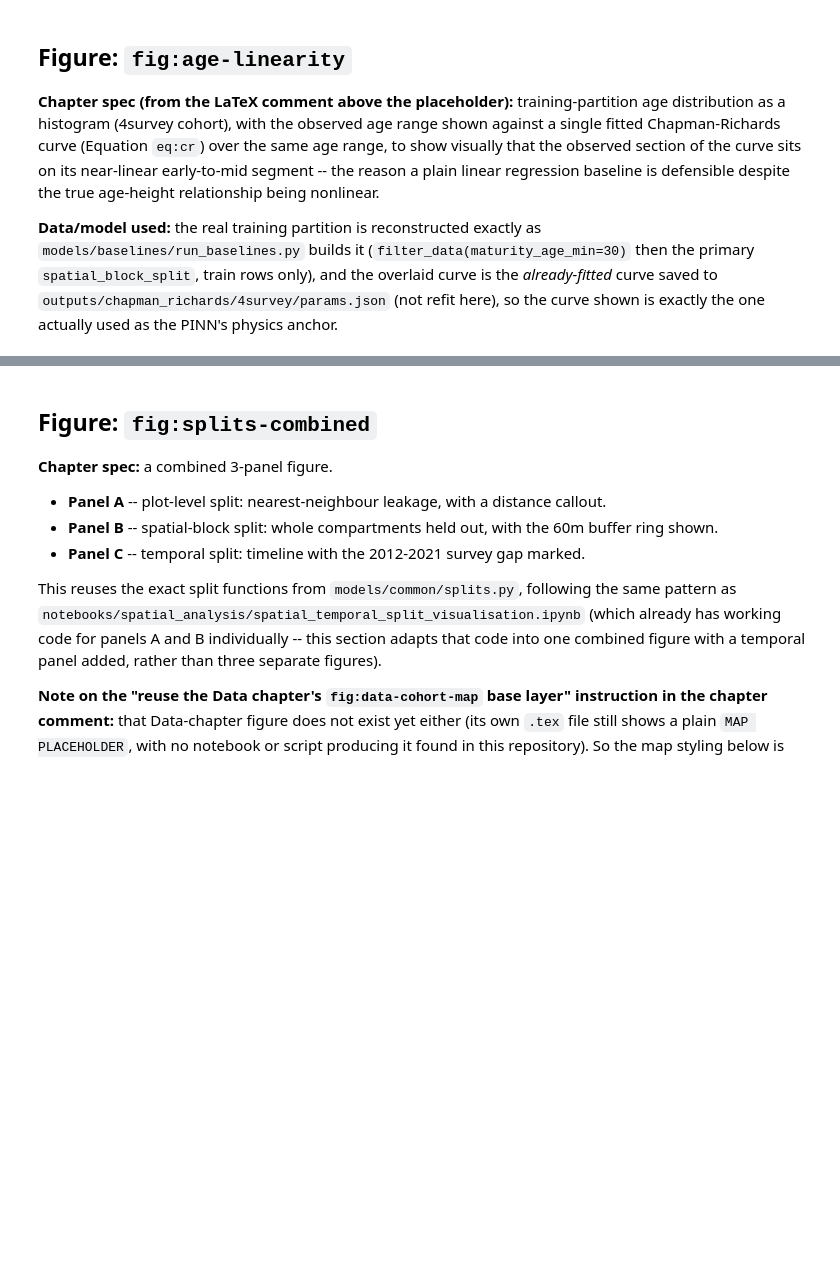
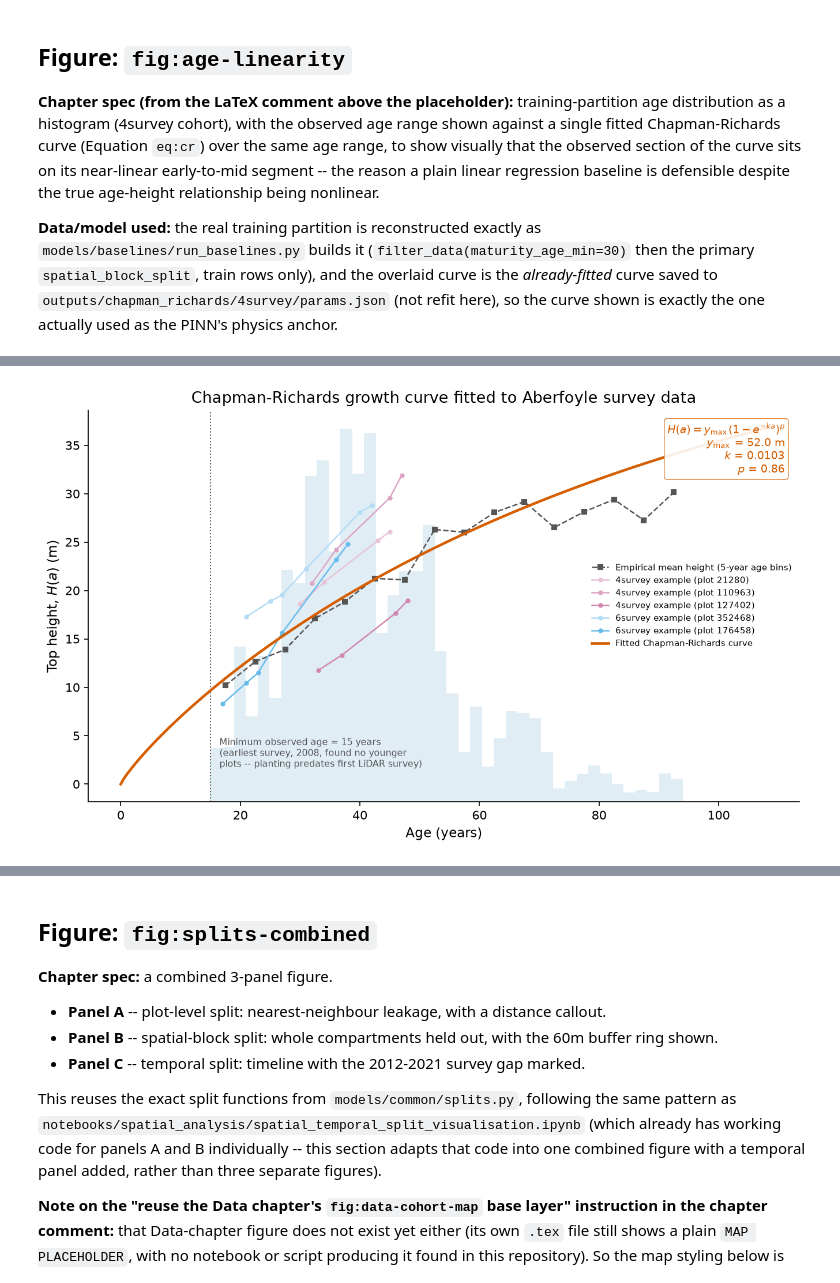
Before and after one commit to shreeyagorasia/forest_diss, a Jupyter notebook: documentation/august_draft/4_Chapter_methodology/methodology_figures.ipynb, the cells around one changed output, grey strips where cells are left out. Cells and saved outputs as stored; diff of their text form; code cells hidden in the pictures; blank space fills up the shorter version.

```diff
--- a/documentation/august_draft/4_Chapter_methodology/methodology_figures.ipynb
+++ b/documentation/august_draft/4_Chapter_methodology/methodology_figures.ipynb
@@ -191,0 +320,73 @@ Saved -> /Users/shreeyagorasia/UoE_Docs/Dissertation/forest_diss/documentation/a
+# %%
+fig, ax_curve_only = plt.subplots(figsize=(9, 5.5))
+
+# Age-distribution backdrop, on its own y-axis so it does not compete with the height axis for
+# scale -- very low alpha and no ticks/label, since it is context (where does the data actually
+# sit) rather than a value meant to be read off precisely.
+ax_age_backdrop = ax_curve_only.twinx()
+ax_age_backdrop.hist(train_df[AGE_COL], bins=40, color=COLOR_TRAIN, alpha=0.12, zorder=0)
+ax_age_backdrop.set_yticks([])
+ax_age_backdrop.set_ylabel("")
+for spine in ax_age_backdrop.spines.values():
+    spine.set_visible(False)
+
+# Let the backdrop show through behind the curve panel (twinx() would otherwise stack the new
+# axes' own white background on top, hiding it).
+ax_curve_only.set_zorder(ax_age_backdrop.get_zorder() + 1)
+ax_curve_only.patch.set_visible(False)
+
+# Empirical mean-age line drawn BEHIND the fitted curve (lower zorder), so the curve -- the
+# actual subject of this figure -- reads as the primary line.
+ax_curve_only.plot(
+    binned_mean_height.index + age_bin_width / 2, binned_mean_height.values,
+    color=COLOR_NEUTRAL_EDGE, marker="s", markersize=4, linewidth=1.2, linestyle="--",
+    label=f"Empirical mean height ({age_bin_width}-year age bins)", zorder=2,
+)
+
+for examples_dict, base_color, cohort_label in example_groups:
+    blend_fractions = np.linspace(0.55, 0.1, len(examples_dict))
+    for (plot_id, plot_df), blend in zip(examples_dict.items(), blend_fractions):
+        ax_curve_only.plot(
+            plot_df[AGE_COL], plot_df[HEIGHT_COL],
+            color=lighten_color(base_color, blend), marker="o", markersize=3, linewidth=1.2,
+            label=f"{cohort_label} example (plot {plot_id})", zorder=2,
+        )
+
+ax_curve_only.plot(
+    age_full_range, height_full_range, color=COLOR_CURVE, linewidth=2.2,
+    label="Fitted Chapman-Richards curve", zorder=3,
+)
+
+# Fitted-parameter key, directly on the curve -- the reader can see the actual equation, not
+# just its shape. Placed top-right in axes-fraction coordinates (independent of the curve's
+# own data values), sitting ABOVE the main legend, which is now positioned centre-right below it.
+ax_curve_only.text(
+    0.98, 0.97,
+    f"$H(a) = y_{{\\max}}(1-e^{{-ka}})^p$\n$y_{{\\max}}$ = {cr_params['y_max']:.1f} m\n$k$ = {cr_params['k']:.4f}\n$p$ = {cr_params['p']:.2f}",
+    transform=ax_curve_only.transAxes, fontsize=9, color=COLOR_CURVE, ha="right", va="top", zorder=4,
+    bbox=dict(boxstyle="round", facecolor="white", edgecolor=COLOR_CURVE, linewidth=0.6, alpha=0.9),
+)
+
+# Minimum observed age, annotated with WHY it exists -- not a deliberate filter, just that the
+# earliest survey (2008) never found any plot younger than this (plots were already established
+# plantation age by the time LiDAR surveying began).
+ax_curve_only.axvline(age_min_observed, color=COLOR_NEUTRAL_EDGE, linewidth=1, linestyle=":", zorder=1)
+ax_curve_only.text(
+    age_min_observed + 1.5, height_full_range.max() * 0.04,
+    f"Minimum observed age = {age_min_observed:.0f} years\n(earliest survey, 2008, found no younger\nplots -- planting predates first LiDAR survey)",
+    fontsize=7.5, color=COLOR_NEUTRAL_EDGE, va="bottom",
+)
+
+ax_curve_only.set_xlabel("Age (years)", fontsize=11)
+ax_curve_only.set_ylabel("Top height, $H(a)$ (m)", fontsize=11)
+ax_curve_only.tick_params(labelsize=10)
+ax_curve_only.set_title("Chapman-Richards growth curve fitted to Aberfoyle survey data", fontsize=13)
+ax_curve_only.legend(loc="center right", frameon=False, fontsize=7)
+
+for spine in ["top", "right"]:
+    ax_curve_only.spines[spine].set_visible(False)
+
+plt.tight_layout()
+plt.show()
+# %% [output]
+[figure, added]
```
Also changed, not shown: parts of 27 cells of this notebook, 7 other files.
